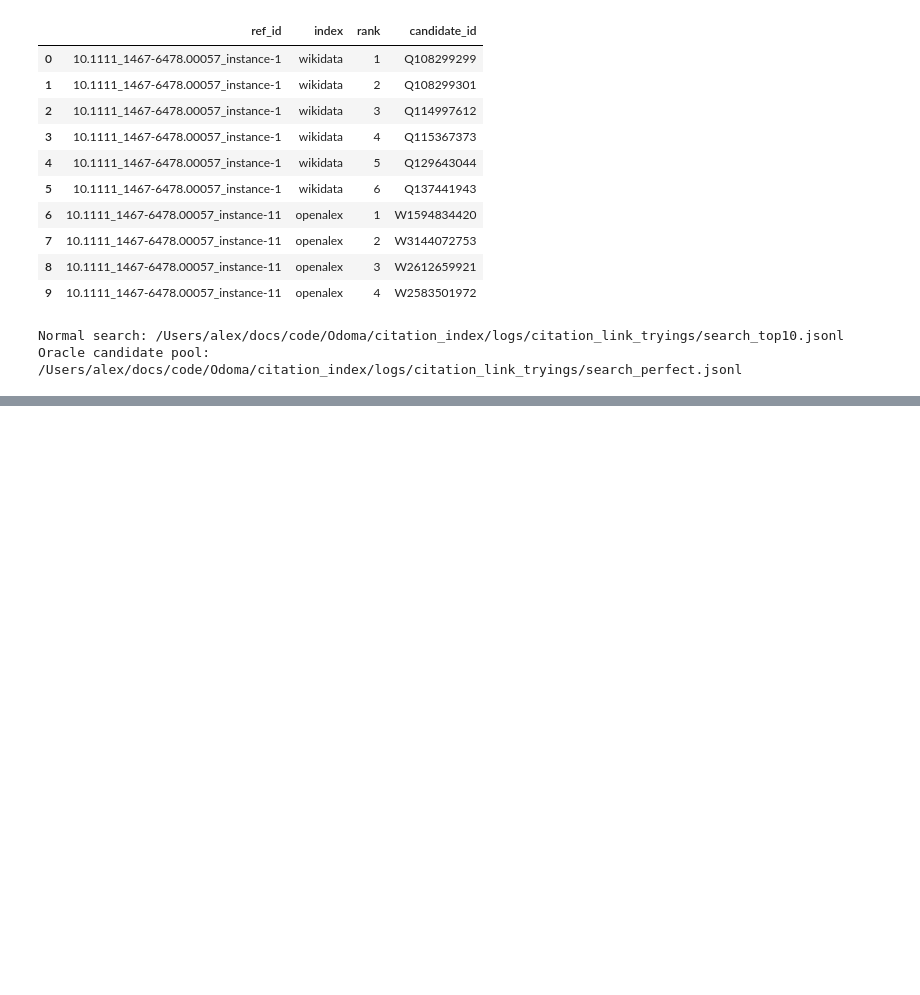
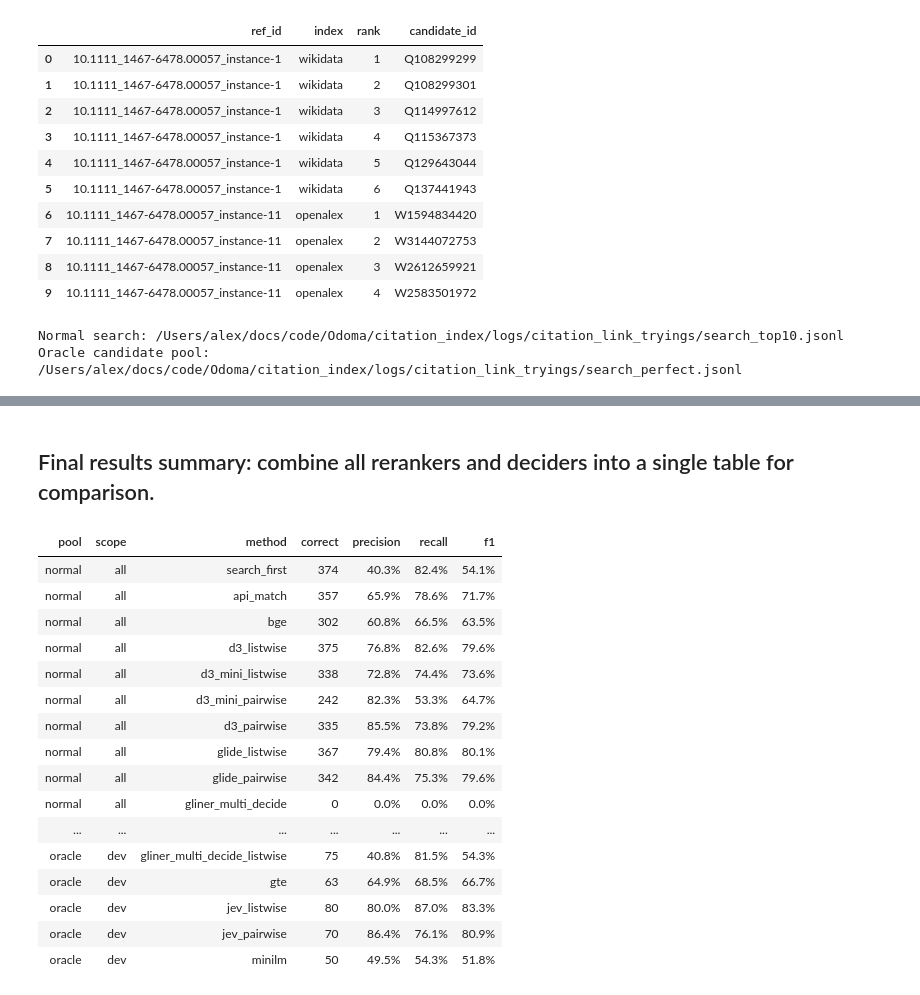
Before and after one commit to odoma-ch/ssh-citation-index, a Jupyter notebook: benchmarks/citation_linking/citation_link_tryings.ipynb, the cells around one changed output, grey strips where cells are left out. Saved outputs shown, nothing was run; the diff lists cells and outputs as text; code cells hidden in the pictures; blank space fills up the shorter version.

```diff
--- a/benchmarks/citation_linking/citation_link_tryings.ipynb
+++ b/benchmarks/citation_linking/citation_link_tryings.ipynb
@@ -506,0 +1272,24 @@ Oracle candidate pool: /Users/alex/docs/code/Odoma/citation_index/logs/citation_
+# %%
+from benchmarks.citation_linking.rerankers import GlinerListwiseReranker
+
+RUN_GLINER_LISTWISE = False  # False displays saved results without loading the model.
+GLINER_LISTWISE_THRESHOLD = None  # none selections are always rejected.
+GLINER_LISTWISE_REVISION = "main"  # Resolved to a commit SHA before loading.
+GLINER_LISTWISE_DEVICE = "mps"  # Use "cpu" if MPS is unavailable.
+
+if RUN_GLINER_LISTWISE:
+    model = GlinerListwiseReranker(
+        revision=GLINER_LISTWISE_REVISION, device=GLINER_LISTWISE_DEVICE,
+    )
+    try:
+        run_model("gliner_multi_decide_listwise", model, threshold=GLINER_LISTWISE_THRESHOLD)
+    finally:
+        del model
+        gc.collect()
+        import torch
+        if GLINER_LISTWISE_DEVICE == "mps":
+            torch.mps.empty_cache()
+        elif GLINER_LISTWISE_DEVICE.startswith("cuda"):
+            torch.cuda.empty_cache()
+else:
+    run_model("gliner_multi_decide_listwise", threshold=GLINER_LISTWISE_THRESHOLD)
@@ -506,0 +1467,34 @@ Oracle candidate pool: /Users/alex/docs/code/Odoma/citation_index/logs/citation_
+# %% [markdown]
+## Final results summary: combine all rerankers and deciders into a single table for comparison.
+# %%
+# One row per model/mode, using the decision parameters in its own cell.
+ensure_baselines()
+methods = ["search_first", "api_match"] + sorted({
+    p.parent.parent.name for p in RUN_DIR.glob("*/*/manifest.json")
+    if p.parent.parent.name not in {"search_first", "api_match"}
+    and not p.parent.parent.name.endswith("_reject")
+    and json.loads(p.read_text())["status"] == "complete"
+})
+comparison = compact_comparison(RUN_DIR, methods, index=COMPARISON_INDEX)
+comparison.to_csv(RUN_DIR / "comparison.csv", index=False)
+for scope in ("all", "dev"):
+    comparison.loc[comparison.scope.eq(scope)].to_csv(RUN_DIR / f"comparison_{scope}.csv", index=False)
+display_summary(comparison)
+# %% [output]
+| pool | scope | method | correct | precision | recall | f1 |
+| normal | all | search_first | 374 | 40.3% | 82.4% | 54.1% |
+| normal | all | api_match | 357 | 65.9% | 78.6% | 71.7% |
+| normal | all | bge | 302 | 60.8% | 66.5% | 63.5% |
+| normal | all | d3_listwise | 375 | 76.8% | 82.6% | 79.6% |
+| normal | all | d3_mini_listwise | 338 | 72.8% | 74.4% | 73.6% |
+| normal | all | d3_mini_pairwise | 242 | 82.3% | 53.3% | 64.7% |
+| normal | all | d3_pairwise | 335 | 85.5% | 73.8% | 79.2% |
+| normal | all | glide_listwise | 367 | 79.4% | 80.8% | 80.1% |
+| normal | all | glide_pairwise | 342 | 84.4% | 75.3% | 79.6% |
+| normal | all | gliner_multi_decide | 0 | 0.0% | 0.0% | 0.0% |
+| ... | ... | ... | ... | ... | ... | ... |
+| oracle | dev | gliner_multi_decide_listwise | 75 | 40.8% | 81.5% | 54.3% |
+| oracle | dev | gte | 63 | 64.9% | 68.5% | 66.7% |
+| oracle | dev | jev_listwise | 80 | 80.0% | 87.0% | 83.3% |
+| oracle | dev | jev_pairwise | 70 | 86.4% | 76.1% | 80.9% |
+| oracle | dev | minilm | 50 | 49.5% | 54.3% | 51.8% |
```
Also changed, not shown: parts of 33 cells of this notebook, 13 other files.
